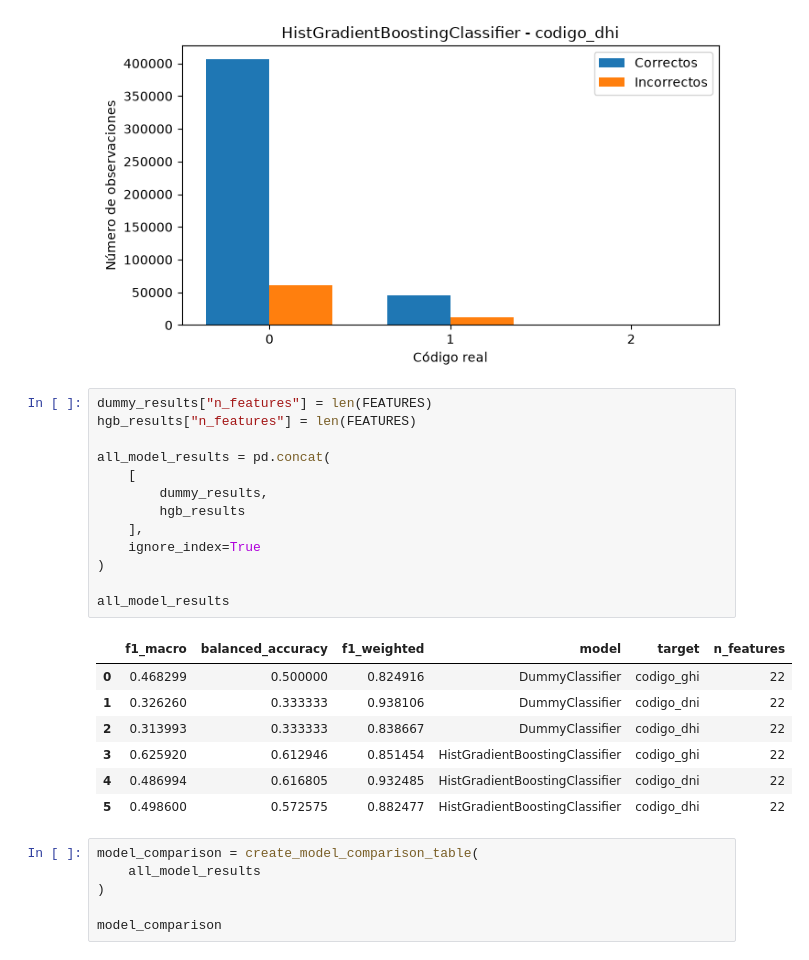
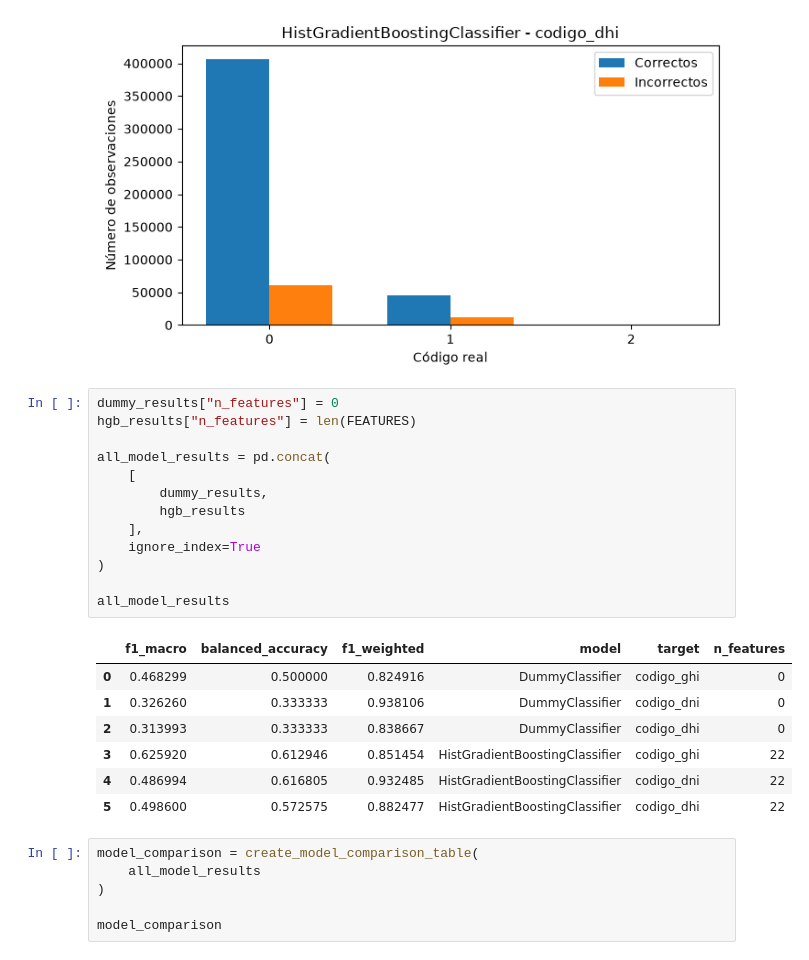
Before and after one commit to zacariasct4/TFM_IEBS, a Jupyter notebook: notebooks/12_model_preparation.ipynb, the cells around one changed output. Cells and saved outputs as stored; diff of their text form.

```diff
--- a/notebooks/12_model_preparation.ipynb
+++ b/notebooks/12_model_preparation.ipynb
@@ -533,23 +546,23 @@ plot_correct_predictions_by_class(
 [figure]
 [figure]
 # %%
-dummy_results["n_features"] = len(FEATURES)
+dummy_results["n_features"] = 0
 hgb_results["n_features"] = len(FEATURES)
 
 all_model_results = pd.concat(
     [
         dummy_results,
         hgb_results
     ],
     ignore_index=True
 )
 
 all_model_results
 # %% [output]
 |  | f1_macro | balanced_accuracy | f1_weighted | model | target | n_features |
-| 0 | 0.468299 | 0.500000 | 0.824916 | DummyClassifier | codigo_ghi | 22 |
-| 1 | 0.326260 | 0.333333 | 0.938106 | DummyClassifier | codigo_dni | 22 |
-| 2 | 0.313993 | 0.333333 | 0.838667 | DummyClassifier | codigo_dhi | 22 |
+| 0 | 0.468299 | 0.500000 | 0.824916 | DummyClassifier | codigo_ghi | 0 |
+| 1 | 0.326260 | 0.333333 | 0.938106 | DummyClassifier | codigo_dni | 0 |
+| 2 | 0.313993 | 0.333333 | 0.838667 | DummyClassifier | codigo_dhi | 0 |
 | 3 | 0.625920 | 0.612946 | 0.851454 | HistGradientBoostingClassifier | codigo_ghi | 22 |
 | 4 | 0.486994 | 0.616805 | 0.932485 | HistGradientBoostingClassifier | codigo_dni | 22 |
 | 5 | 0.498600 | 0.572575 | 0.882477 | HistGradientBoostingClassifier | codigo_dhi | 22 |
```
Also changed, not shown: parts of 17 cells of this notebook, 2 other files.
